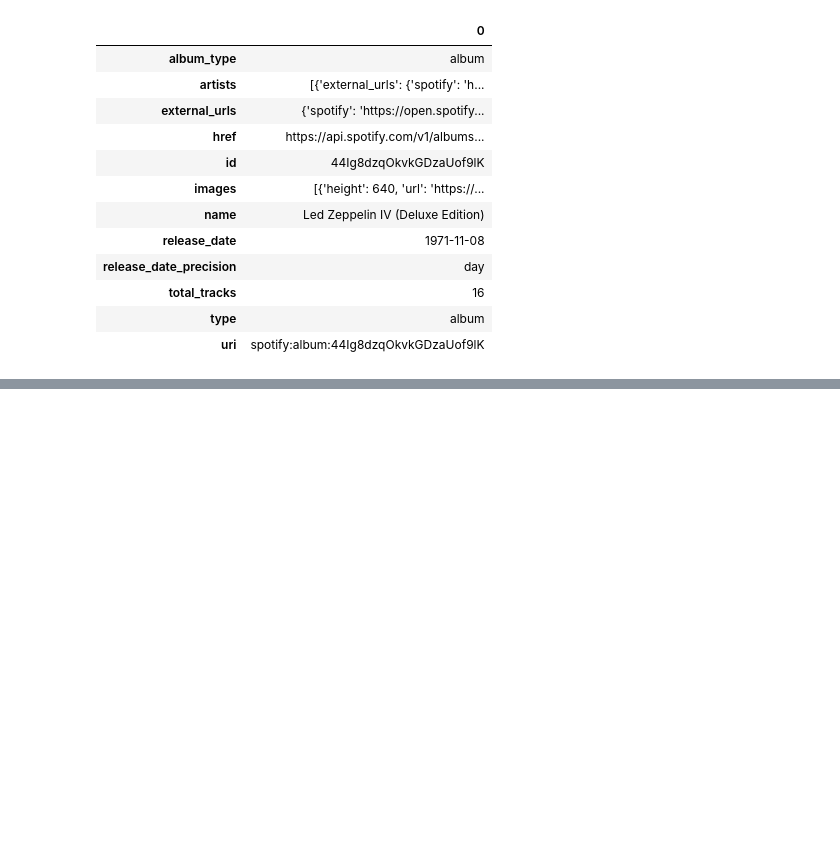
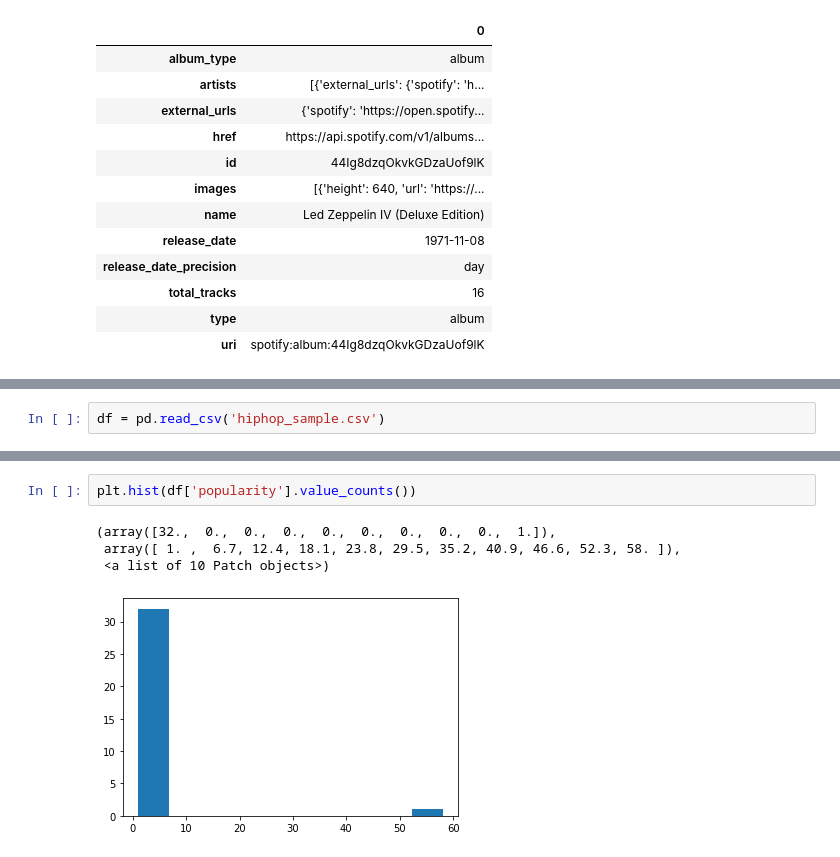
Before and after one commit to SpotiScryers/SpotiScry, a Jupyter notebook: kwame_prepare.ipynb, the cells around one changed output, grey strips where cells are left out. Cells and saved outputs as stored; diff of their text form; blank space fills up the shorter version.

```diff
--- a/kwame_prepare.ipynb
+++ b/kwame_prepare.ipynb
@@ -66 +62,3 @@ album_info = pd.DataFrame.from_dict(data, orient='index')
+# %%
+df = pd.read_csv('hiphop_sample.csv')
 # %%
@@ -69,0 +235,7 @@ KeyError: 'album_name'
+# %%
+plt.hist(df['popularity'].value_counts())
+# %% [output]
+(array([32.,  0.,  0.,  0.,  0.,  0.,  0.,  0.,  0.,  1.]),
+ array([ 1. ,  6.7, 12.4, 18.1, 23.8, 29.5, 35.2, 40.9, 46.6, 52.3, 58. ]),
+ <a list of 10 Patch objects>)
+[figure, added]
```
Also changed, not shown: parts of 21 cells of this notebook.
